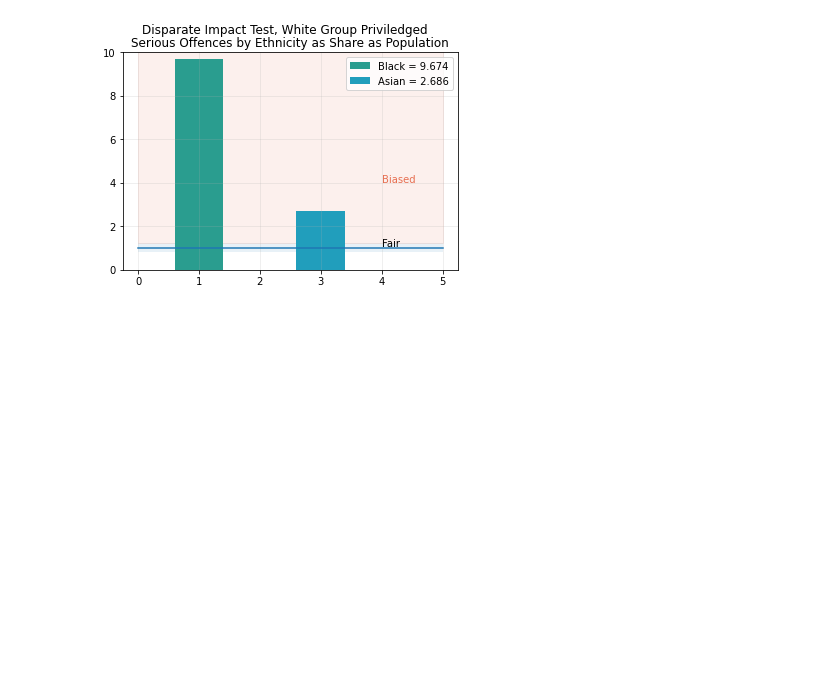
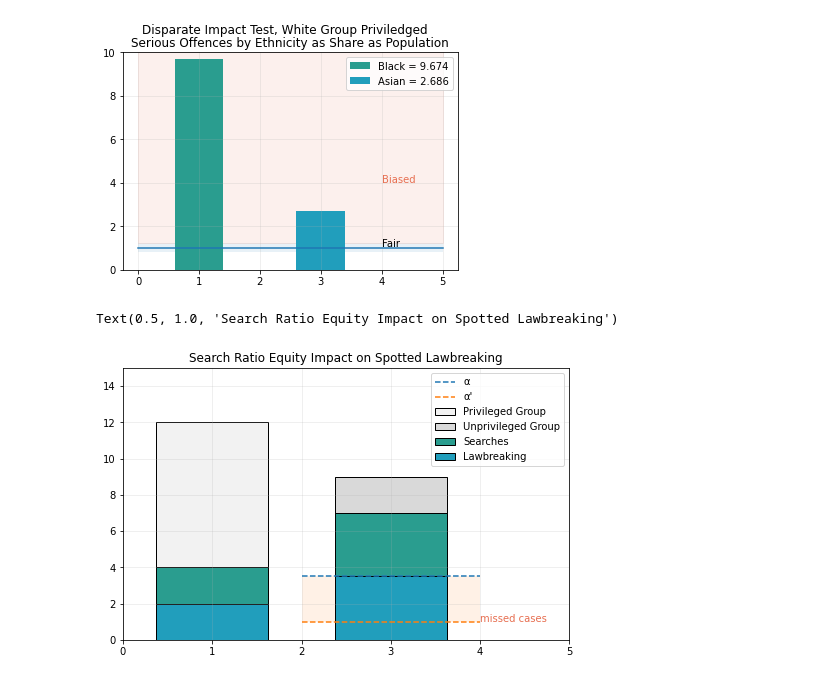
Before and after one commit to Knxd3/Project3_CE888, a Jupyter notebook: Assignment 2 code.ipynb, the cells around one changed output. Drawn from its saved outputs; the diff is of its cells as text; code cells hidden in the pictures; blank space fills up the shorter version.

```diff
--- a/Assignment 2 code.ipynb
+++ b/Assignment 2 code.ipynb
@@ -757,3 +757,33 @@ plt.suptitle('Disparate Impact Test, White Group Priviledged',fontsize = 12)
 # %% [output]
 Text(0.5, 0.98, 'Disparate Impact Test, White Group Priviledged')
 [figure]
+# %%
+plt.figure(figsize=(8,5))
+plt.xlim(0,5)
+plt.ylim(0,15)
+plt.grid(True, alpha = 0.25)
+
+plt.bar(1,12, width = 1.25, label = 'Privileged Group', edgecolor = '#000000', color = '#f2f2f2')
+plt.bar(1,4, width = 1.25,color = '#2A9D8F', edgecolor = '#000000')
+plt.bar(1,2, width = 1.25,color = '#219ebc', edgecolor = '#000000')
+
+plt.bar(3,9, width = 1.25,label = 'Unprivileged Group', edgecolor = '#000000', color = '#d9d9d9')
+plt.bar(3,7, width = 1.25,label = 'Searches', facecolor = '#2A9D8F', edgecolor = '#000000')
+plt.bar(3,3.5,width = 1.25, label = 'Lawbreaking', color = '#219ebc', edgecolor = '#000000')
+
+x = np.linspace(2, 4, 300)
+y1 = x*0 + 3.5
+y2 = x*0 + 1
+
+plt.plot(x, y1, '--', label = 'α')
+plt.plot(x, y2, '--', label = "α'")
+
+plt.legend()
+
+plt.fill_between(x, 1, 3.5, alpha = 0.1)
+plt.text(4, 1, "missed cases", color = '#e76f51')
+
+plt.title('Search Ratio Equity Impact on Spotted Lawbreaking', fontsize = 12)
+# %% [output]
+Text(0.5, 1.0, 'Search Ratio Equity Impact on Spotted Lawbreaking')
+[figure, added]
```
Also changed, not shown: parts of 2 cells of this notebook.
